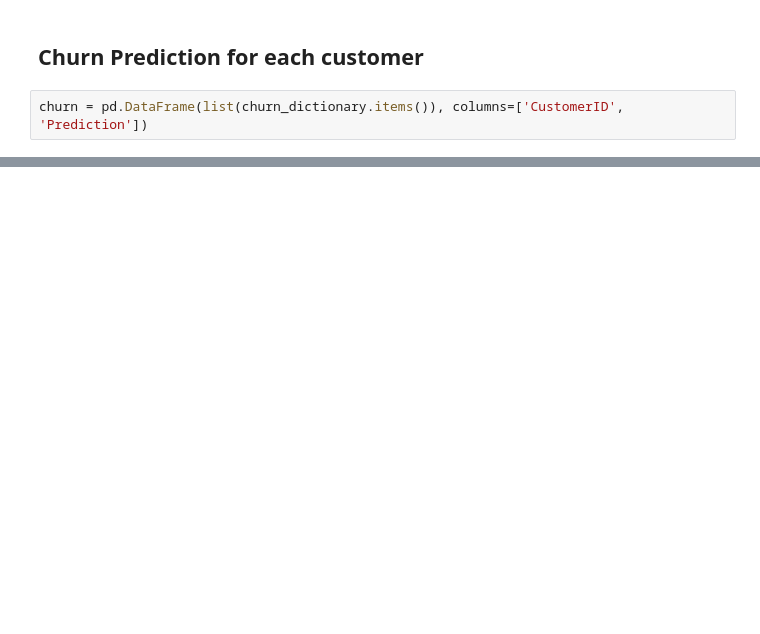
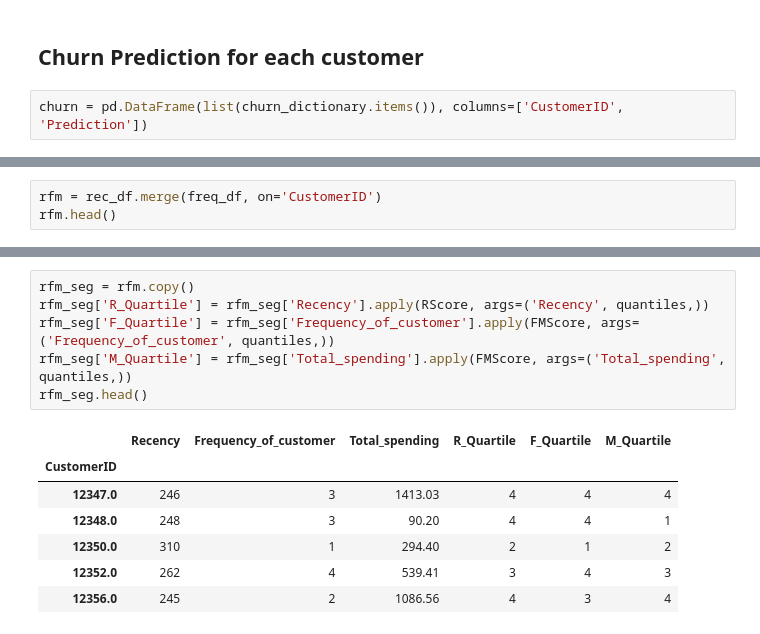
Before and after one commit to PShivani07/Data-Analytics-Project, a Jupyter notebook: ChurnPrediction.ipynb, the cells around one changed output, grey strips where cells are left out. Drawn from its saved outputs; the diff is of its cells as text; blank space fills up the shorter version.

```diff
--- a/ChurnPrediction.ipynb
+++ b/ChurnPrediction.ipynb
@@ -1472,0 +1506,3 @@ churn.tail(10)
+# %%
+rfm = rec_df.merge(freq_df, on='CustomerID')
+rfm.head()
@@ -1472,0 +1572,14 @@ churn.tail(10)
+# %%
+rfm_seg = rfm.copy()
+rfm_seg['R_Quartile'] = rfm_seg['Recency'].apply(RScore, args=('Recency', quantiles,))
+rfm_seg['F_Quartile'] = rfm_seg['Frequency_of_customer'].apply(FMScore, args=('Frequency_of_customer', quantiles,))
+rfm_seg['M_Quartile'] = rfm_seg['Total_spending'].apply(FMScore, args=('Total_spending', quantiles,))
+rfm_seg.head()
+# %% [output]
+|  | Recency | Frequency_of_customer | Total_spending | R_Quartile | F_Quartile | M_Quartile |
+| CustomerID |  |  |  |  |  |  |
+| 12347.0 | 246 | 3 | 1413.03 | 4 | 4 | 4 |
+| 12348.0 | 248 | 3 | 90.20 | 4 | 4 | 1 |
+| 12350.0 | 310 | 1 | 294.40 | 2 | 1 | 2 |
+| 12352.0 | 262 | 4 | 539.41 | 3 | 4 | 3 |
+| 12356.0 | 245 | 2 | 1086.56 | 4 | 3 | 4 |
```
Also changed, not shown: parts of 112 cells of this notebook.
